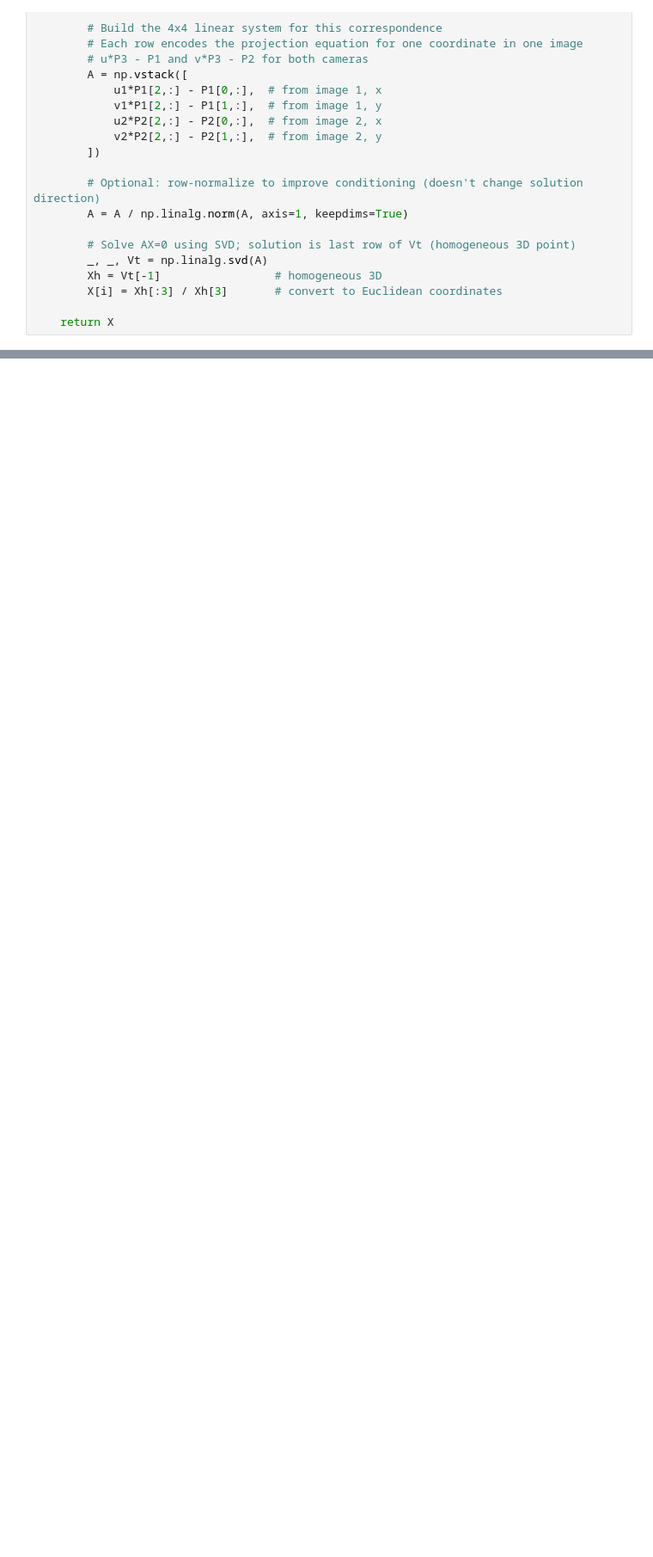
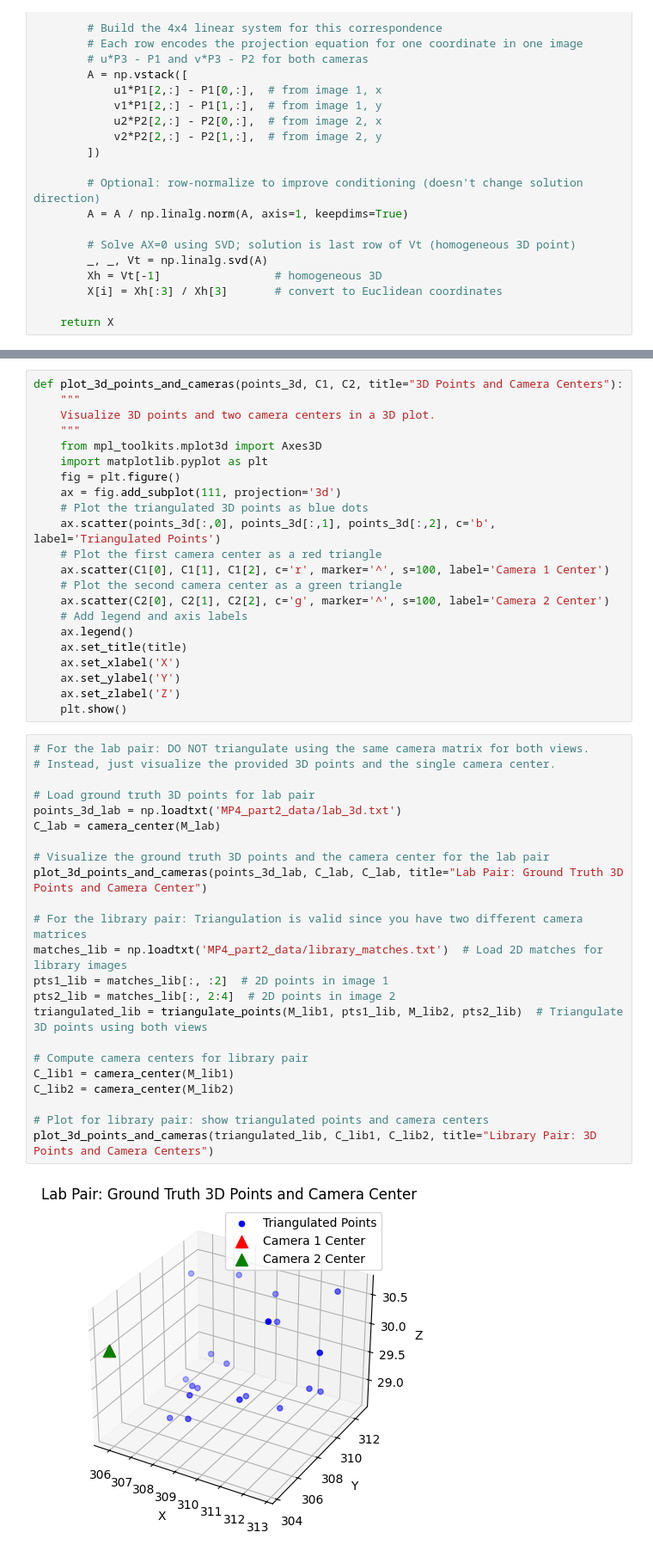
Before and after one commit to rashiqul/ece549, a Jupyter notebook: notebooks/alam_rashiqul_a4_p2.ipynb, the cells around one changed output, grey strips where cells are left out. Shown at 86% size. Drawn from its saved outputs; the diff is of its cells as text; blank space fills up the shorter version.

Commit message:
Complete until step4 of part2

```diff
--- a/notebooks/alam_rashiqul_a4_p2.ipynb
+++ b/notebooks/alam_rashiqul_a4_p2.ipynb
@@ -488,0 +528,47 @@ def triangulate_points(M1, pts1, M2, pts2):
+# %%
+def plot_3d_points_and_cameras(points_3d, C1, C2, title="3D Points and Camera Centers"):
+    """
+    Visualize 3D points and two camera centers in a 3D plot.
+    """
+    from mpl_toolkits.mplot3d import Axes3D
+    import matplotlib.pyplot as plt
+    fig = plt.figure()
+    ax = fig.add_subplot(111, projection='3d')
+    # Plot the triangulated 3D points as blue dots
+    ax.scatter(points_3d[:,0], points_3d[:,1], points_3d[:,2], c='b', label='Triangulated Points')
+    # Plot the first camera center as a red triangle
+    ax.scatter(C1[0], C1[1], C1[2], c='r', marker='^', s=100, label='Camera 1 Center')
+    # Plot the second camera center as a green triangle
+    ax.scatter(C2[0], C2[1], C2[2], c='g', marker='^', s=100, label='Camera 2 Center')
+    # Add legend and axis labels
+    ax.legend()
+    ax.set_title(title)
+    ax.set_xlabel('X')
+    ax.set_ylabel('Y')
+    ax.set_zlabel('Z')
+    plt.show()
+# %%
+# For the lab pair: DO NOT triangulate using the same camera matrix for both views.
+# Instead, just visualize the provided 3D points and the single camera center.
+
+# Load ground truth 3D points for lab pair
+points_3d_lab = np.loadtxt('MP4_part2_data/lab_3d.txt')
+C_lab = camera_center(M_lab)
+
+# Visualize the ground truth 3D points and the camera center for the lab pair
+plot_3d_points_and_cameras(points_3d_lab, C_lab, C_lab, title="Lab Pair: Ground Truth 3D Points and Camera Center")
+
+# For the library pair: Triangulation is valid since you have two different camera matrices
+matches_lib = np.loadtxt('MP4_part2_data/library_matches.txt')  # Load 2D matches for library images
+pts1_lib = matches_lib[:, :2]  # 2D points in image 1
+pts2_lib = matches_lib[:, 2:4]  # 2D points in image 2
+triangulated_lib = triangulate_points(M_lib1, pts1_lib, M_lib2, pts2_lib)  # Triangulate 3D points using both views
+
+# Compute camera centers for library pair
+C_lib1 = camera_center(M_lib1)
+C_lib2 = camera_center(M_lib2)
+
+# Plot for library pair: show triangulated points and camera centers
+plot_3d_points_and_cameras(triangulated_lib, C_lib1, C_lib2, title="Library Pair: 3D Points and Camera Centers")
+# %% [output]
+[figure, added]
```
Also changed, not shown: parts of 7 cells of this notebook, 9 other files.
